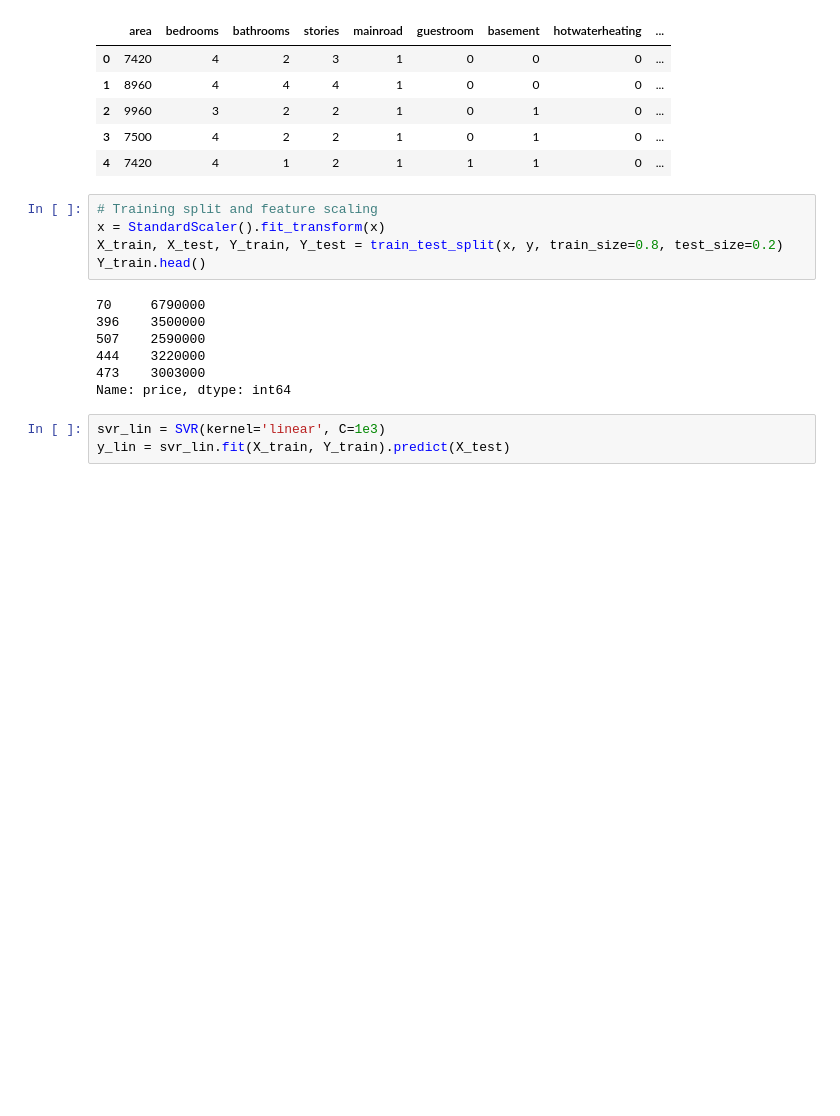
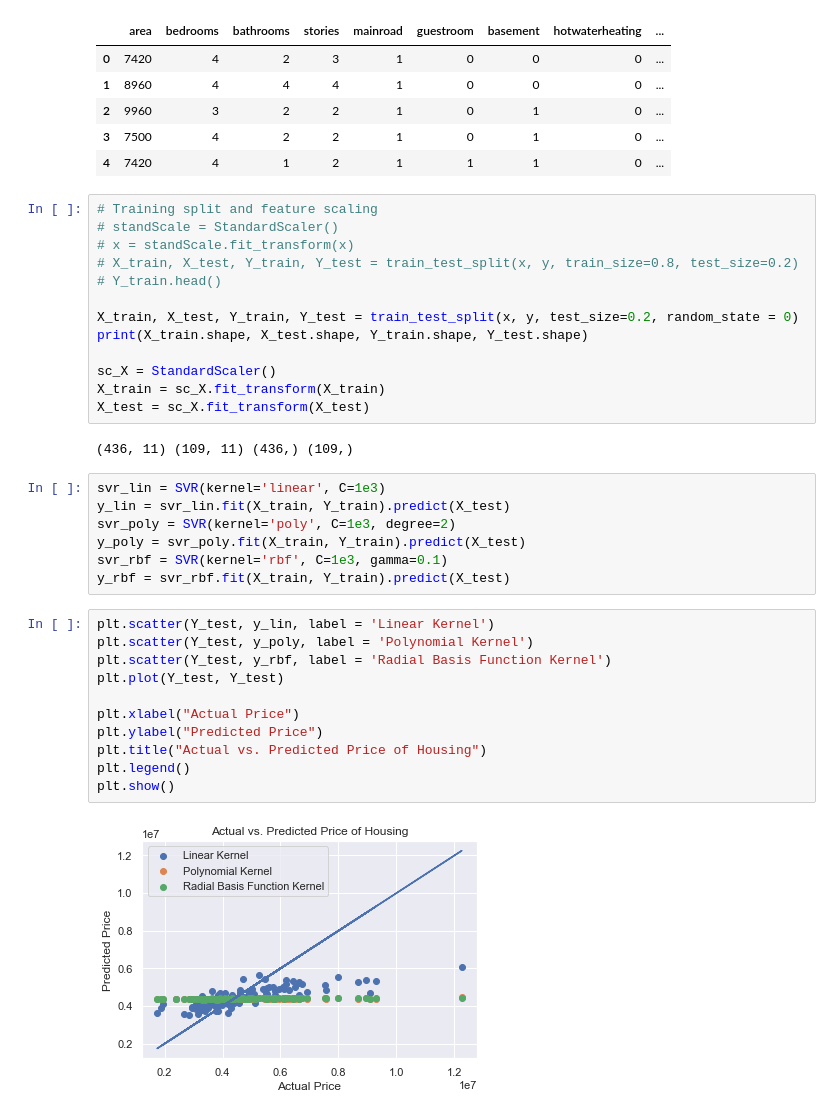
Before and after one commit to NaraPvP/IntroToML, a Jupyter notebook: HW4/Problem2.ipynb, the cells around one changed output. Saved outputs shown, nothing was run; the diff lists cells and outputs as text; blank space fills up the shorter version.

```diff
--- a/HW4/Problem2.ipynb
+++ b/HW4/Problem2.ipynb
@@ -78,16 +78,36 @@ x.head()
 | 4 | 7420 | 4 | 1 | 2 | 1 | 1 | 1 | 0 | ... |
 # %%
 # Training split and feature scaling
-x = StandardScaler().fit_transform(x)
-X_train, X_test, Y_train, Y_test = train_test_split(x, y, train_size=0.8, test_size=0.2)
-Y_train.head()
+# standScale = StandardScaler()
+# x = standScale.fit_transform(x)
+# X_train, X_test, Y_train, Y_test = train_test_split(x, y, train_size=0.8, test_size=0.2)
+# Y_train.head()
+
+X_train, X_test, Y_train, Y_test = train_test_split(x, y, test_size=0.2, random_state = 0)
+print(X_train.shape, X_test.shape, Y_train.shape, Y_test.shape)
+
+sc_X = StandardScaler()
+X_train = sc_X.fit_transform(X_train)
+X_test = sc_X.fit_transform(X_test)
 # %% [output]
-70     6790000
-396    3500000
-507    2590000
-444    3220000
-473    3003000
-Name: price, dtype: int64
+(436, 11) (109, 11) (436,) (109,)
 # %%
 svr_lin = SVR(kernel='linear', C=1e3)
 y_lin = svr_lin.fit(X_train, Y_train).predict(X_test)
+svr_poly = SVR(kernel='poly', C=1e3, degree=2)
+y_poly = svr_poly.fit(X_train, Y_train).predict(X_test)
+svr_rbf = SVR(kernel='rbf', C=1e3, gamma=0.1)
+y_rbf = svr_rbf.fit(X_train, Y_train).predict(X_test)
+# %%
+plt.scatter(Y_test, y_lin, label = 'Linear Kernel')
+plt.scatter(Y_test, y_poly, label = 'Polynomial Kernel')
+plt.scatter(Y_test, y_rbf, label = 'Radial Basis Function Kernel')
+plt.plot(Y_test, Y_test)
+
+plt.xlabel("Actual Price")
+plt.ylabel("Predicted Price")
+plt.title("Actual vs. Predicted Price of Housing")
+plt.legend()
+plt.show()
+# %% [output]
+[figure, added]
```
Also changed, not shown: parts of 4 cells of this notebook.
